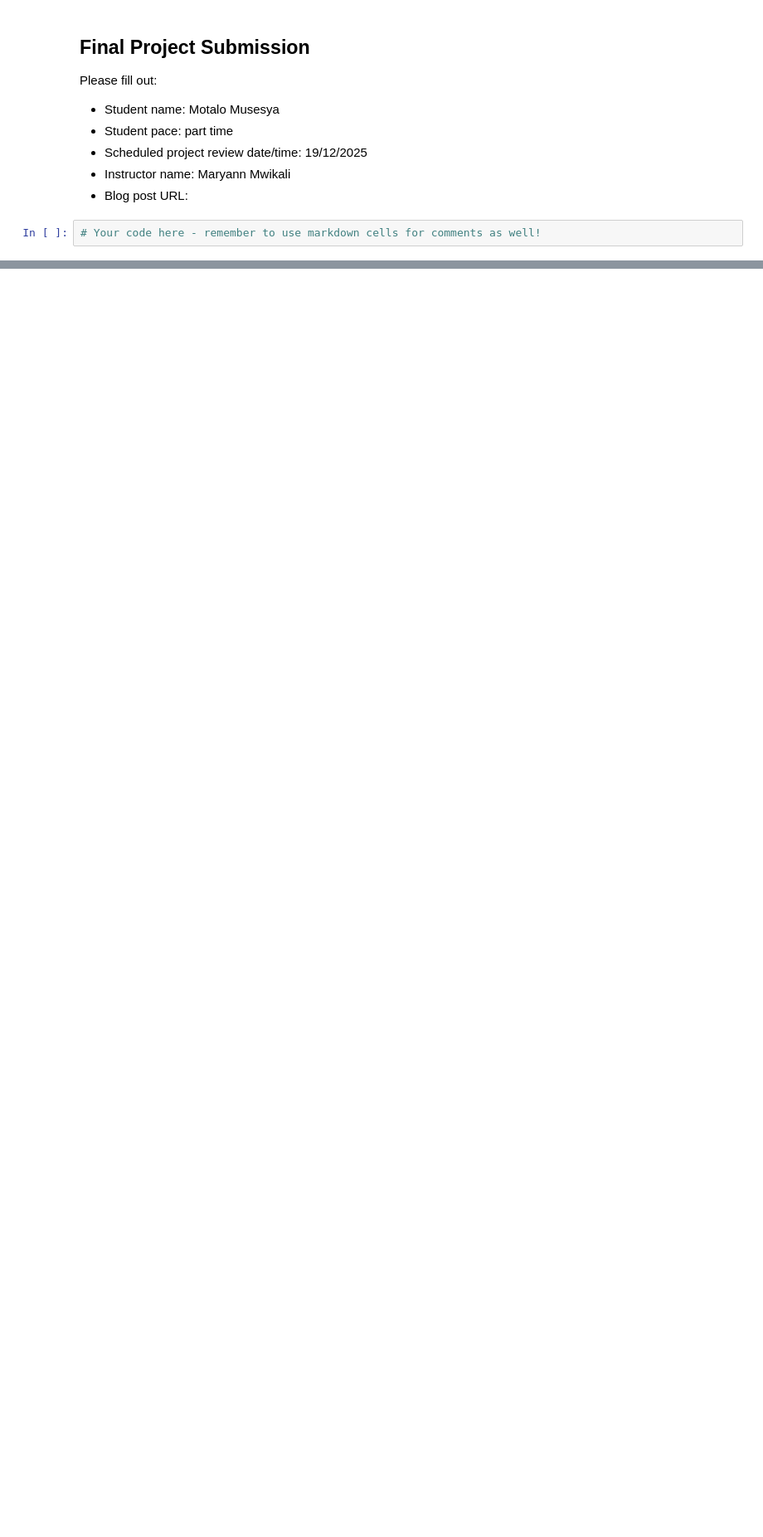
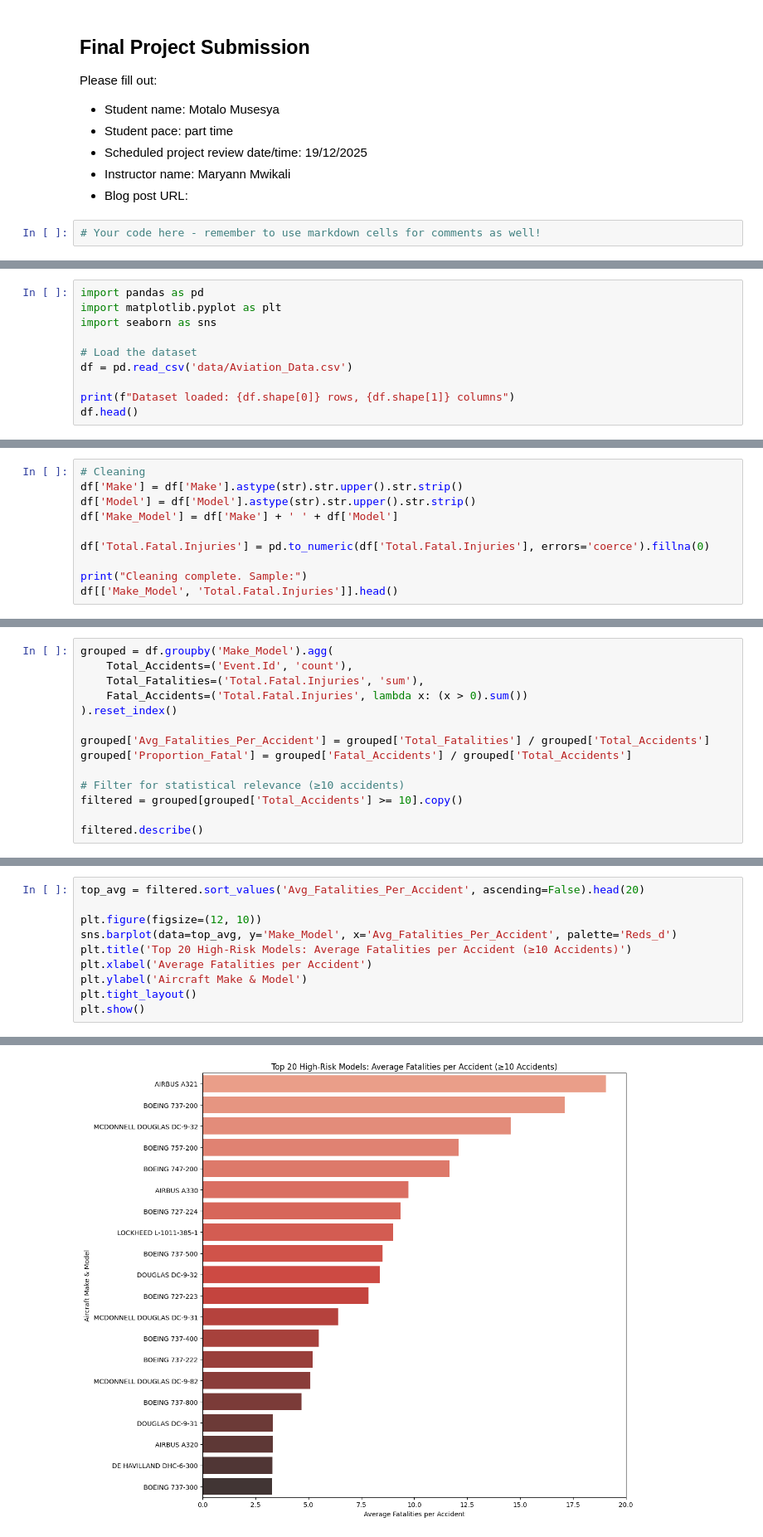
Before and after one commit to t3ch-N/dsc-phase-1-project-v3, a Jupyter notebook: student.ipynb, the cells around one changed output, grey strips where cells are left out. Shown at 83% size. Cells and saved outputs as stored; diff of their text form; blank space fills up the shorter version.

```diff
--- a/student.ipynb
+++ b/student.ipynb
@@ -460,0 +30,10 @@ plt.show()
+# %%
+import pandas as pd
+import matplotlib.pyplot as plt
+import seaborn as sns
+
+# Load the dataset
+df = pd.read_csv('data/Aviation_Data.csv')
+
+print(f"Dataset loaded: {df.shape[0]} rows, {df.shape[1]} columns")
+df.head()
@@ -460,0 +54,10 @@ plt.show()
+# %%
+# Cleaning
+df['Make'] = df['Make'].astype(str).str.upper().str.strip()
+df['Model'] = df['Model'].astype(str).str.upper().str.strip()
+df['Make_Model'] = df['Make'] + ' ' + df['Model']
+
+df['Total.Fatal.Injuries'] = pd.to_numeric(df['Total.Fatal.Injuries'], errors='coerce').fillna(0)
+
+print("Cleaning complete. Sample:")
+df[['Make_Model', 'Total.Fatal.Injuries']].head()
@@ -460,0 +80,14 @@ plt.show()
+# %%
+grouped = df.groupby('Make_Model').agg(
+    Total_Accidents=('Event.Id', 'count'),
+    Total_Fatalities=('Total.Fatal.Injuries', 'sum'),
+    Fatal_Accidents=('Total.Fatal.Injuries', lambda x: (x > 0).sum())
+).reset_index()
+
+grouped['Avg_Fatalities_Per_Accident'] = grouped['Total_Fatalities'] / grouped['Total_Accidents']
+grouped['Proportion_Fatal'] = grouped['Fatal_Accidents'] / grouped['Total_Accidents']
+
+# Filter for statistical relevance (≥10 accidents)
+filtered = grouped[grouped['Total_Accidents'] >= 10].copy()
+
+filtered.describe()
@@ -460,0 +109,11 @@ plt.show()
+# %%
+top_avg = filtered.sort_values('Avg_Fatalities_Per_Accident', ascending=False).head(20)
+
+plt.figure(figsize=(12, 10))
+sns.barplot(data=top_avg, y='Make_Model', x='Avg_Fatalities_Per_Accident', palette='Reds_d')
+plt.title('Top 20 High-Risk Models: Average Fatalities per Accident (≥10 Accidents)')
+plt.xlabel('Average Fatalities per Accident')
+plt.ylabel('Aircraft Make & Model')
+plt.tight_layout()
+plt.show()
+# %% [output]
@@ -460,0 +123 @@ plt.show()
+[figure, added]
```
Also changed, not shown: parts of 88 cells of this notebook.
